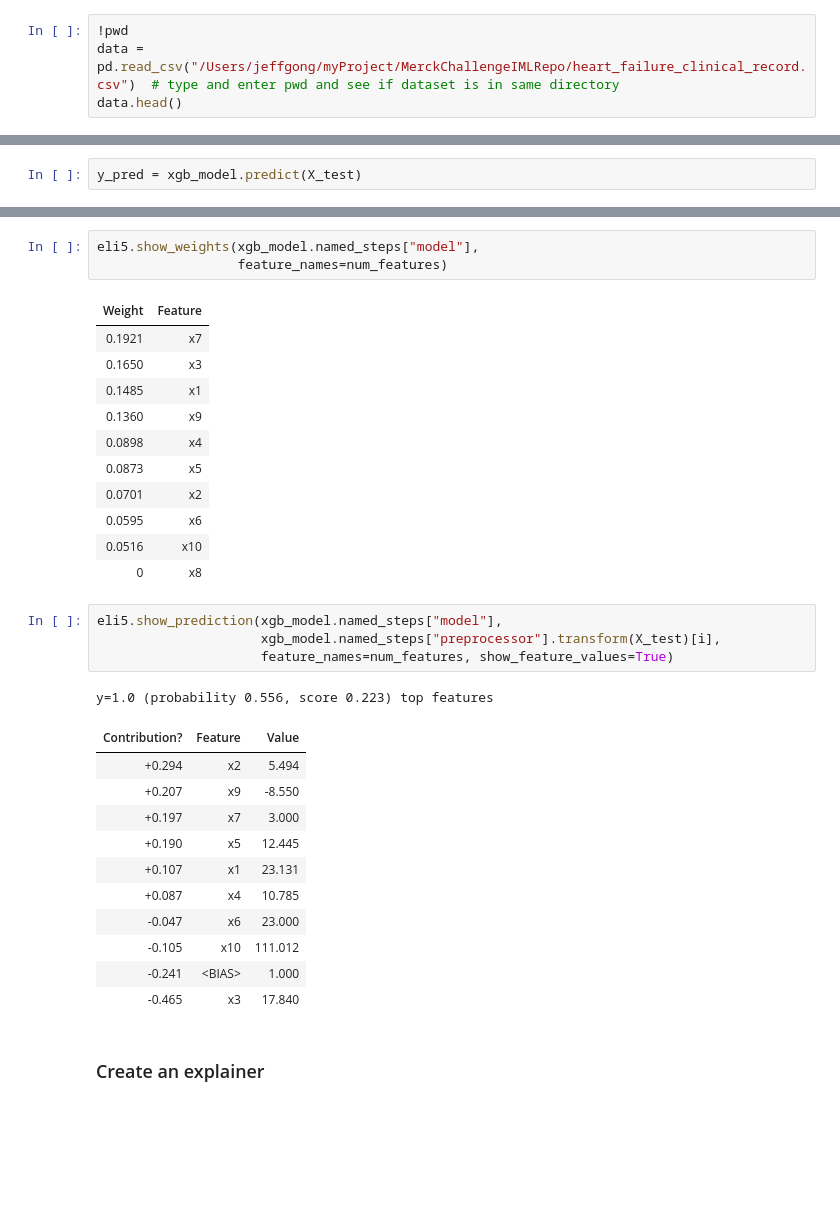
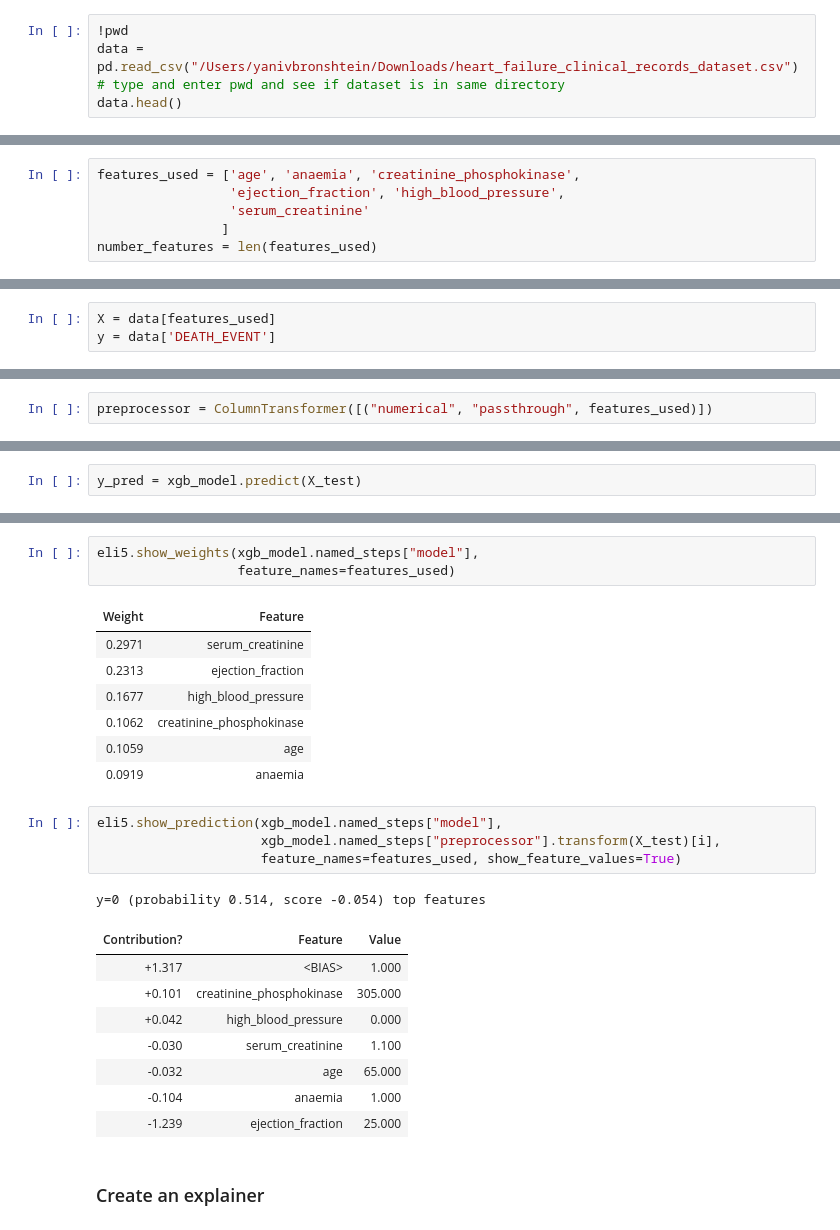
Before and after one commit to yanbronshtein/MerckChallengeIMLRepo, a Jupyter notebook: Heart_Data_ML_April_5_21.ipynb, the cells around one changed output, grey strips where cells are left out. Saved outputs shown, nothing was run; the diff lists cells and outputs as text; blank space fills up the shorter version.

```diff
--- a/Heart_Data_ML_April_5_21.ipynb
+++ b/Heart_Data_ML_April_5_21.ipynb
@@ -18,6 +18,6 @@ from xgboost.sklearn import XGBClassifier
 from sklearn.metrics import roc_auc_score
 # %%
 !pwd
-data = pd.read_csv("/Users/jeffgong/myProject/MerckChallengeIMLRepo/heart_failure_clinical_record.csv")  # type and enter pwd and see if dataset is in same directory
+data = pd.read_csv("/Users/yanivbronshtein/Downloads/heart_failure_clinical_records_dataset.csv")  # type and enter pwd and see if dataset is in same directory
 data.head()
 # %% [output]
@@ -419,0 +423,6 @@ cat_features = ["job", "marital", "education","default", "housing", "loan",
+# %%
+features_used = ['age', 'anaemia', 'creatinine_phosphokinase',
+                 'ejection_fraction', 'high_blood_pressure',
+                 'serum_creatinine'
+                ]
+number_features = len(features_used)
@@ -420,2 +433,5 @@ cat_features = ["job", "marital", "education","default", "housing", "loan",
+# %%
+X = data[features_used]
+y = data['DEATH_EVENT']
 # %% [markdown]
 We'll define a new `ColumnTransformer` object (new in sklearn 0.20) that keeps our numerical features and apply one hot encoding on our categorical features. That will allow us to create a clean pipeline that includes both features engineering (one hot encoding here) and training the model (a nice way to avoid data leakage)
@@ -427,3 +438,5 @@ preprocessor = ColumnTransformer([("numerical", "passthrough", num_features)])
+# %%
+preprocessor = ColumnTransformer([("numerical", "passthrough", features_used)])
 # %% [markdown]
 Now we can define our 4 models as sklearn `Pipeline` object, containing our preprocessing step and training of one given algorithm.
 # %%
@@ -856,35 +966,28 @@ weighted avg       0.76      0.61      0.65        90
 # %%
 eli5.show_weights(xgb_model.named_steps["model"],
-                  feature_names=num_features)
+                  feature_names=features_used)
 # %% [output]
 | Weight | Feature |
-| 0.1921 | x7 |
-| 0.1650 | x3 |
-| 0.1485 | x1 |
-| 0.1360 | x9 |
-| 0.0898 | x4 |
-| 0.0873 | x5 |
-| 0.0701 | x2 |
-| 0.0595 | x6 |
-| 0.0516 | x10 |
-| 0 | x8 |
+| 0.2971 | serum_creatinine |
+| 0.2313 | ejection_fraction |
+| 0.1677 | high_blood_pressure |
+| 0.1062 | creatinine_phosphokinase |
+| 0.1059 | age |
+| 0.0919 | anaemia |
 # %%
 eli5.show_prediction(xgb_model.named_steps["model"],
                      xgb_model.named_steps["preprocessor"].transform(X_test)[i],
-                     feature_names=num_features, show_feature_values=True)
+                     feature_names=features_used, show_feature_values=True)
 # %% [output]
-y=1.0 (probability 0.556, score 0.223) top features
+y=0 (probability 0.514, score -0.054) top features
 | Contribution? | Feature | Value |
-| +0.294 | x2 | 5.494 |
-| +0.207 | x9 | -8.550 |
-| +0.197 | x7 | 3.000 |
-| +0.190 | x5 | 12.445 |
-| +0.107 | x1 | 23.131 |
-| +0.087 | x4 | 10.785 |
-| -0.047 | x6 | 23.000 |
-| -0.105 | x10 | 111.012 |
-| -0.241 | <BIAS> | 1.000 |
-| -0.465 | x3 | 17.840 |
+| +1.317 | <BIAS> | 1.000 |
+| +0.101 | creatinine_phosphokinase | 305.000 |
+| +0.042 | high_blood_pressure | 0.000 |
+| -0.030 | serum_creatinine | 1.100 |
+| -0.032 | age | 65.000 |
+| -0.104 | anaemia | 1.000 |
+| -1.239 | ejection_fraction | 25.000 |
 # %% [markdown]
 ### Create an explainer
 # %% [markdown]
```
Also changed, not shown: parts of 63 cells of this notebook.
